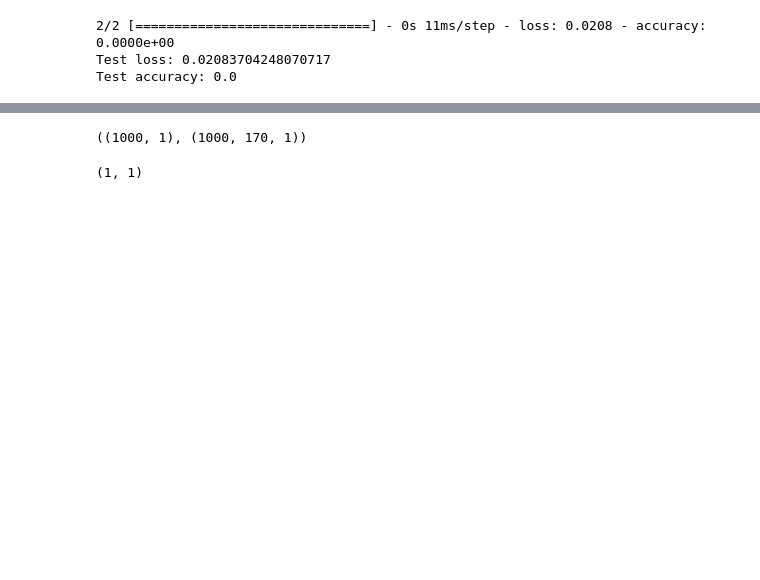
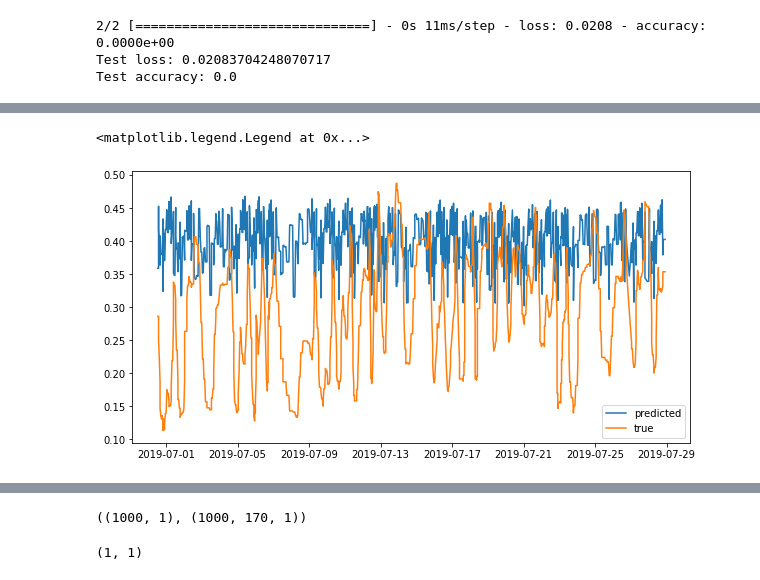
Before and after one commit to takao8/MLTSAProject, a Jupyter notebook: RNN_network_code.ipynb, the cells around one changed output, grey strips where cells are left out. Drawn from its saved outputs; the diff is of its cells as text; code cells hidden in the pictures; blank space fills up the shorter version.

```diff
--- a/RNN_network_code.ipynb
+++ b/RNN_network_code.ipynb
@@ -495,0 +496,2 @@ pl.xscale('log')
+# %%
+df_prdct_tr = pd.read_pickle('data/predict_true.p')
@@ -495,0 +513,9 @@ pl.xscale('log')
+# %%
+plt.figure(figsize=(10,5))
+plt.plot(df_prdct_tr.predict[0:1000], label='predicted')
+plt.plot(df_prdct_tr.true[0:1000], label='true')
+plt.legend()
+#plt.yscale('log')
+# %% [output]
+<matplotlib.legend.Legend at 0x...>
+[figure, added]
```
Also changed, not shown: parts of 27 cells of this notebook.
